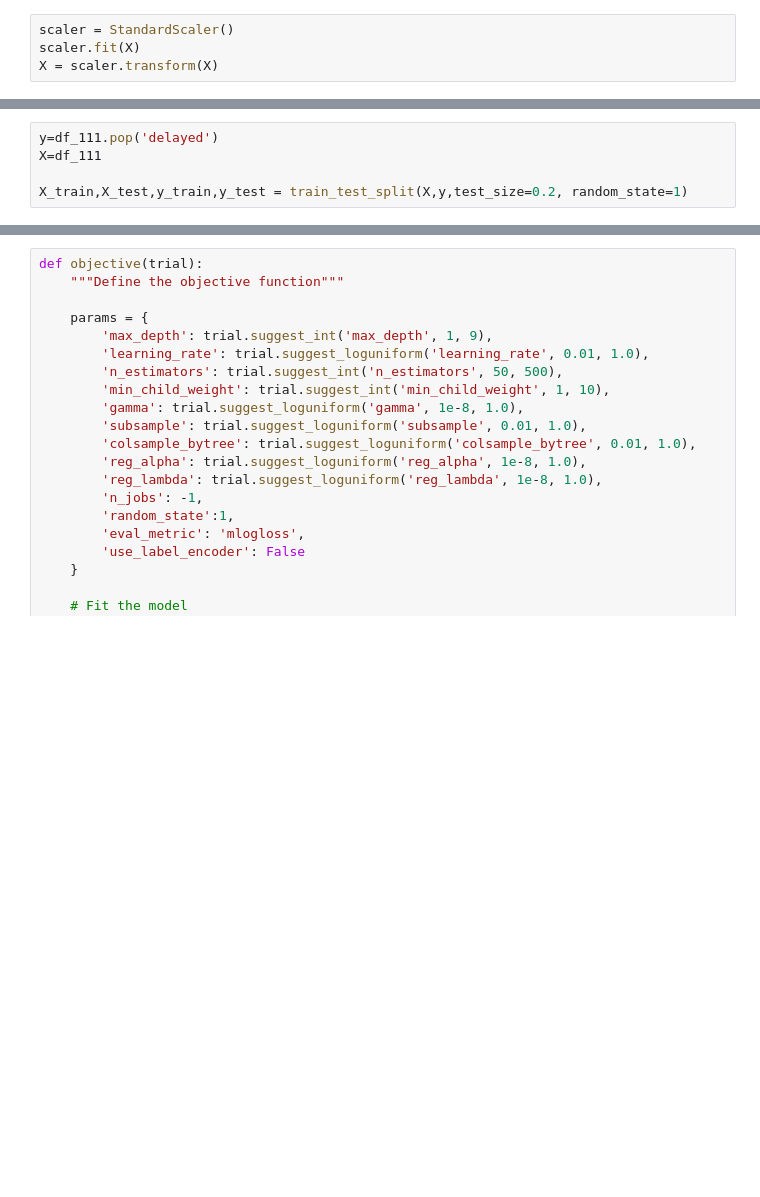
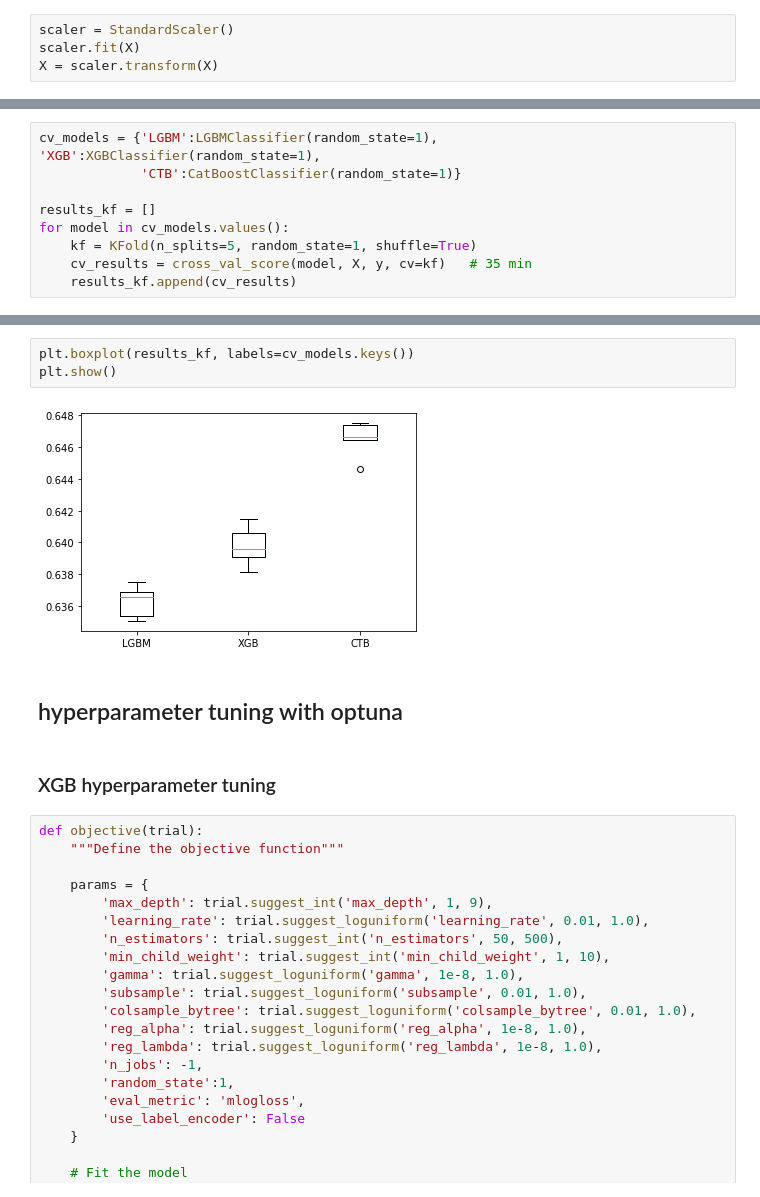
Before and after one commit to AleksanderWernik/2015_Flight_Delays, a Jupyter notebook: flights/flights.ipynb, the cells around one changed output, grey strips where cells are left out. Drawn from its saved outputs; the diff is of its cells as text; blank space fills up the shorter version.

```diff
--- a/flights/flights.ipynb
+++ b/flights/flights.ipynb
@@ -929,5 +619,0 @@ df_111.drop('MONTH_NAME_January', axis=1, inplace=True)
-# %%
-y=df_111.pop('delayed')
-X=df_111
-
-X_train,X_test,y_train,y_test = train_test_split(X,y,test_size=0.2, random_state=1)
@@ -1044,0 +620,9 @@ ROC AUC score in test set: 0.590
+# %%
+cv_models = {'LGBM':LGBMClassifier(random_state=1), 'XGB':XGBClassifier(random_state=1),
+             'CTB':CatBoostClassifier(random_state=1)}
+
+results_kf = []
+for model in cv_models.values():
+    kf = KFold(n_splits=5, random_state=1, shuffle=True)
+    cv_results = cross_val_score(model, X, y, cv=kf)   # 35 min
+    results_kf.append(cv_results)
@@ -1045,3 +647,12 @@ ROC AUC score in test set: 0.590
+# %%
+plt.boxplot(results_kf, labels=cv_models.keys())
+plt.show()
+# %% [output]
+[figure, added]
+# %% [markdown]
+## hyperparameter tuning with optuna
+# %% [markdown]
+### XGB hyperparameter tuning
 # %%
 def objective(trial):
     """Define the objective function"""
```
Also changed, not shown: parts of 144 cells of this notebook.
